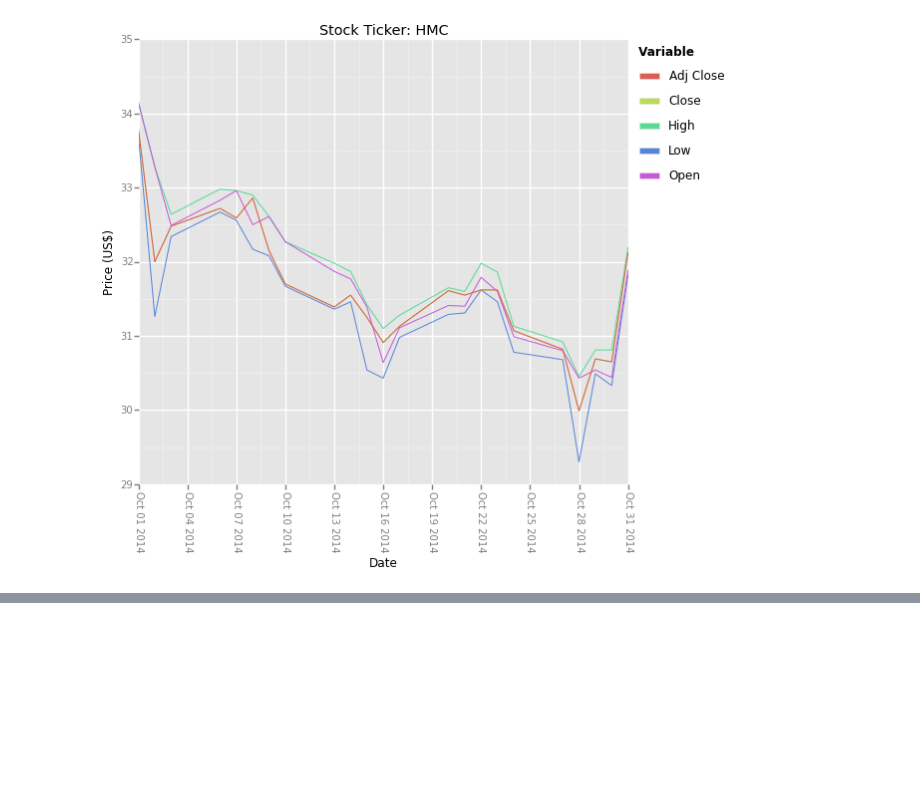
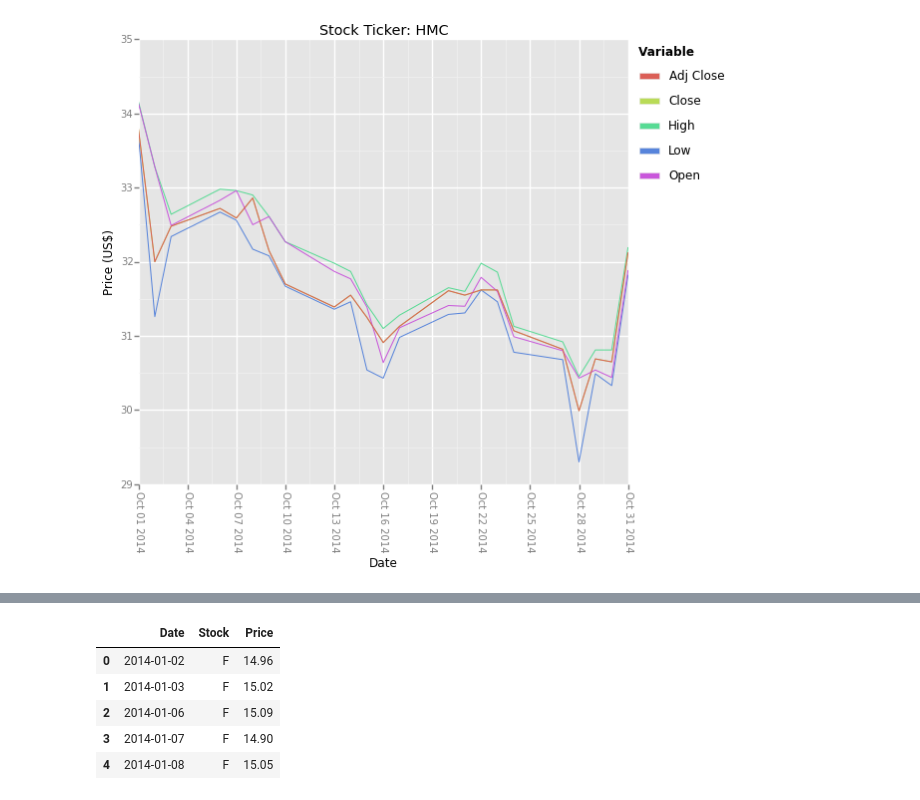
Before and after one commit to Ebotto1/ipython_notebooks, a Jupyter notebook: ggplot/Yahoo_Stock_Price.ipynb, the cells around one changed output, grey strips where cells are left out. Cells and saved outputs as stored; diff of their text form; code cells hidden in the pictures; blank space fills up the shorter version.

```diff
--- a/ggplot/Yahoo_Stock_Price.ipynb
+++ b/ggplot/Yahoo_Stock_Price.ipynb
@@ -89,0 +150,9 @@ plt.show()
+# %%
+df_long.head()
+# %% [output]
+|  | Date | Stock | Price |
+| 0 | 2014-01-02 | F | 14.96 |
+| 1 | 2014-01-03 | F | 15.02 |
+| 2 | 2014-01-06 | F | 15.09 |
+| 3 | 2014-01-07 | F | 14.90 |
+| 4 | 2014-01-08 | F | 15.05 |
```
Also changed, not shown: parts of 19 cells of this notebook.
